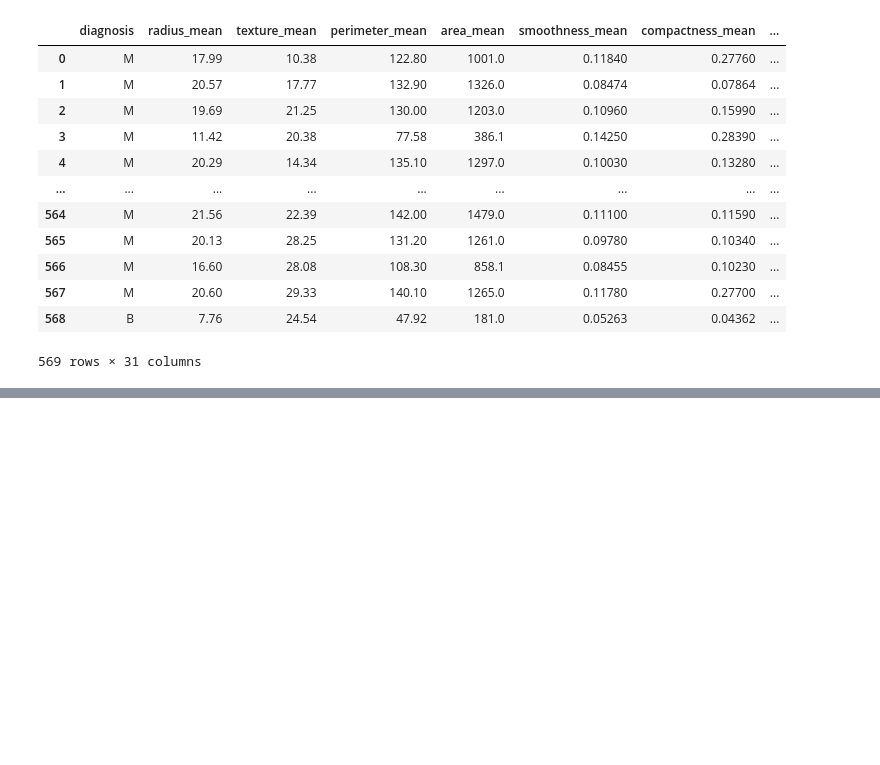
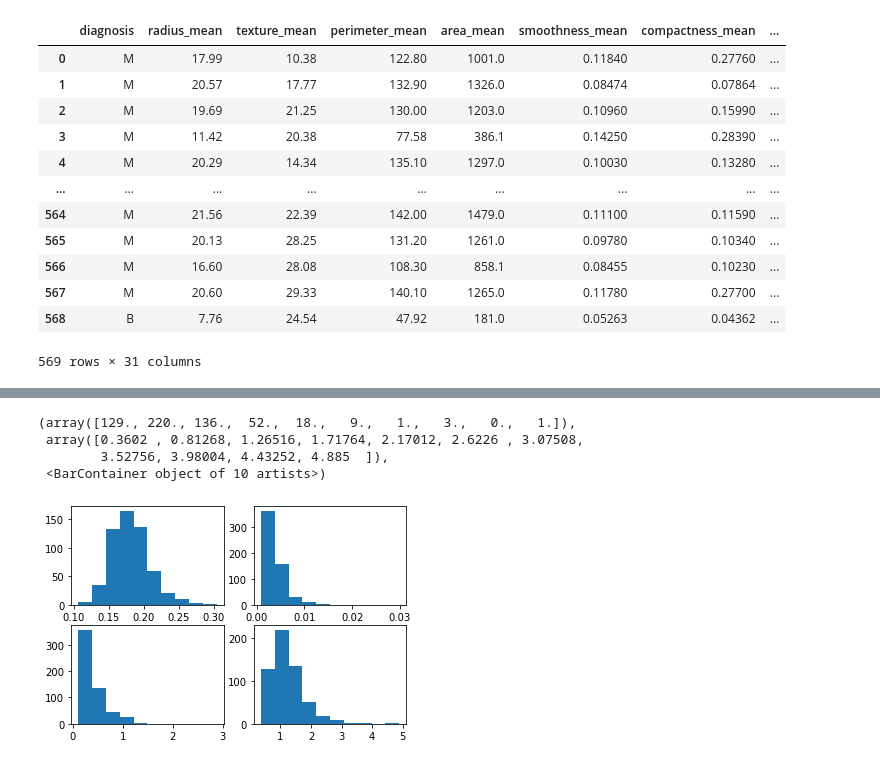
Before and after one commit to pourianiknam/Breast-Cancer-WI-Data-Set, a Jupyter notebook: Breast Cancer WI.ipynb, the cells around one changed output, grey strips where cells are left out. Saved outputs shown, nothing was run; the diff lists cells and outputs as text; code cells hidden in the pictures; blank space fills up the shorter version.

```diff
--- a/Breast Cancer WI.ipynb
+++ b/Breast Cancer WI.ipynb
@@ -48,0 +80,12 @@ ax9 = fig1.add_subplot(3,3,9)
+# %%
+fig, ((ax9, ax10),(ax11, ax12)) = plt.subplots(2,2)
+ax9.hist(data[['symmetry_mean']])
+ax10.hist(data[['fractal_dimension_se']])
+ax11.hist(data[['radius_se']])
+ax12.hist(data[['texture_se']])
+# %% [output]
+(array([129., 220., 136.,  52.,  18.,   9.,   1.,   3.,   0.,   1.]),
+ array([0.3602 , 0.81268, 1.26516, 1.71764, 2.17012, 2.6226 , 3.07508,
+        3.52756, 3.98004, 4.43252, 4.885  ]),
+ <BarContainer object of 10 artists>)
+[figure, added]
```
Also changed, not shown: parts of 8 cells of this notebook, 1 other file.
